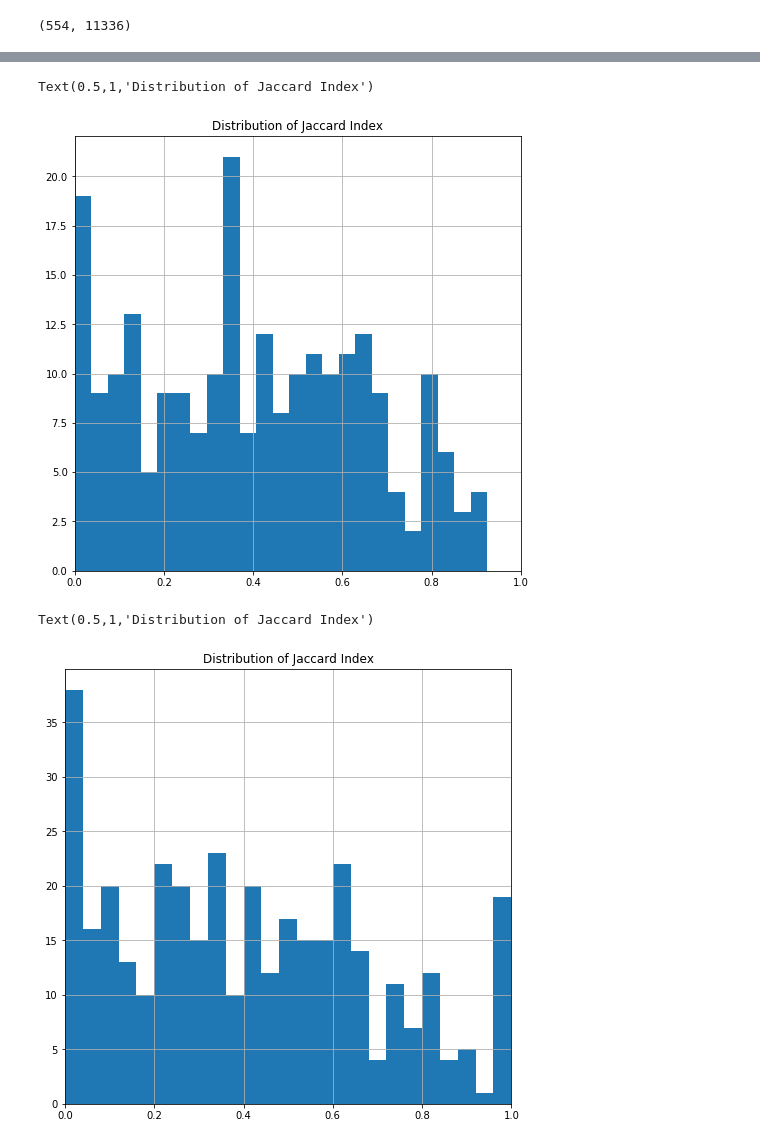
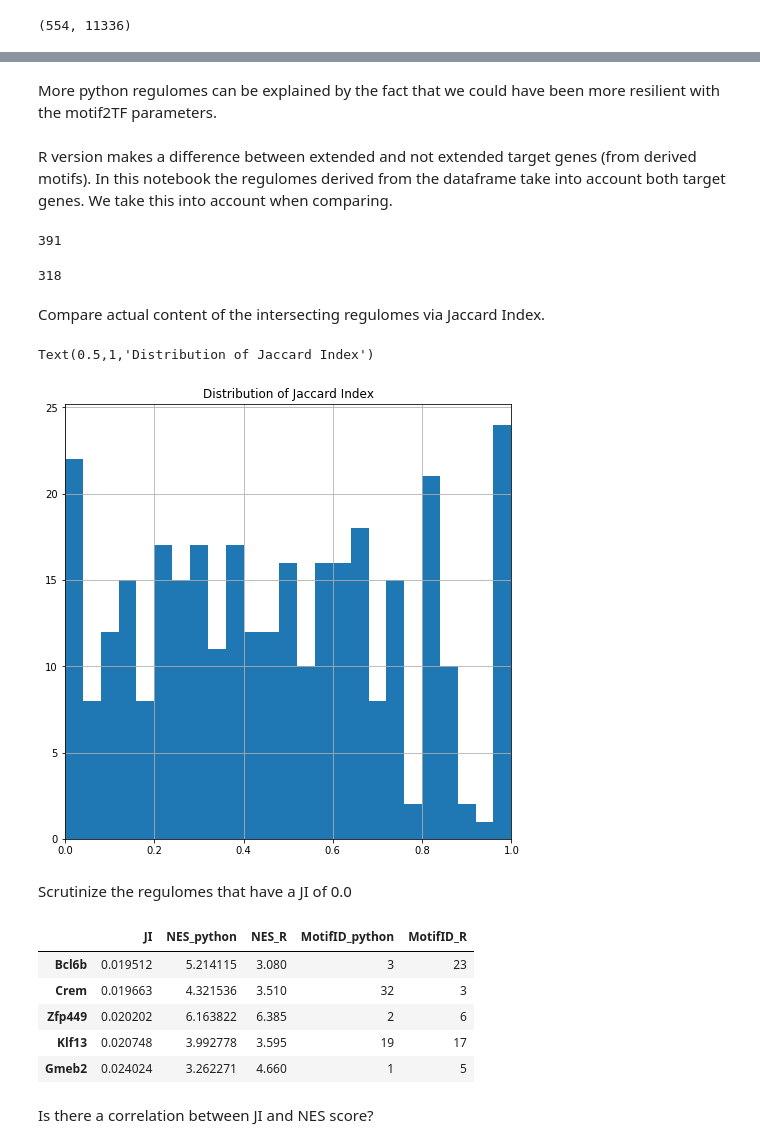
Before and after one commit to aertslab/pySCENIC, a Jupyter notebook: notebooks/pySCENIC - Comparison to R implementation of the pipeline.ipynb, the cells around one changed output, grey strips where cells are left out. Saved outputs shown, nothing was run; the diff lists cells and outputs as text; code cells hidden in the pictures.

```diff
--- a/notebooks/pySCENIC - Comparison to R implementation of the pipeline.ipynb
+++ b/notebooks/pySCENIC - Comparison to R implementation of the pipeline.ipynb
@@ -493,3 +452,3 @@ pydf = pd.read_csv(os.path.join(RESOURCES_FOLDER, "regulomes_zeisel_2015.csv"),
                  index_col=[0,1], header=[0,1], skipinitialspace=True)
 # %%
-pydf[('Enrichment', 'TargetGenes')] = list(map(eval, pydf[('Enrichment', 'TargetGenes')]))
+py_df[('Enrichment', 'TargetGenes')] = list(map(eval, py_df[('Enrichment', 'TargetGenes')]))
@@ -496,5 +457,7 @@ pydf[('Enrichment', 'TargetGenes')] = list(map(eval, pydf[('Enrichment', 'Target
+# %%
+py_df = py_df[py_df[('Enrichment', 'NES')] >= 3.0]
 # %%
-regulomes = df2regulomes(pydf, "MGI")
+regulomes = df2regulomes(py_df, "MGI")
 # %%
 len(regulomes)
 # %% [output]
@@ -508,5 +465,5 @@ regulomes[0:3]
 # %%
-py_name2targets = { r.transcription_factor: set(list(r.genes)) for r in regulomes }
+py_name2targets = {r.transcription_factor: set(r.genes) for r in regulomes}
 # %%
 len(py_name2targets)
 # %% [output]
@@ -559,4 +494,8 @@ venn2(subsets = (len(r_names)-n_intersect, len(py_names)-n_intersect, n_intersec
+# %% [markdown]
+More python regulomes can be explained by the fact that we could have been more resilient with the motif2TF parameters.
 # %%
 r_name2targets = {tf.split('_')[0]:set(row.index[list(map(bool, row.values))].values)
                   for tf, (_, row) in zip(r_incidences.index, r_incidences.iterrows()) if not tf.endswith("_extended")}
+# %% [markdown]
+R version makes a difference between extended and not extended target genes (from derived motifs). In this notebook the regulomes derived from the dataframe take into account both target genes. We take this into account when comparing.
 # %%
@@ -574,25 +512,26 @@ r_name2targets_extended = merge_with(union, r_name2targets, tmp_name2targets)
+# %%
+len(r_name2targets_extended)
+# %% [output]
+391
+# %%
+len(r_name2targets)
+# %% [output]
+318
+# %% [markdown]
+Compare actual content of the intersecting regulomes via Jaccard Index.
 # %%
-names = set(r_name2targets.keys()).intersection(set(py_name2targets))
+names = set(r_name2targets_extended.keys()).intersection(set(py_name2targets))
 n = len(names)
 def jaccard(s1, s2):
     return float(len(s1.intersection(s2)))/len(s1.union(s2))
 fig, ax = plt.subplots(figsize=(8,8))
-pd.DataFrame(data=list(jaccard(r_name2targets[name], py_name2targets[name]) for name in names), index=names).hist(bins=25, ax=ax)
+ji = pd.DataFrame(data={'JI': list(jaccard(r_name2targets_extended[name], py_name2targets[name]) for name in names)},
+                  index=names)
+ji.hist(bins=25, ax=ax)
 plt.xlim([0, 1.0])
 plt.title('Distribution of Jaccard Index')
 # %% [output]
 Text(0.5,1,'Distribution of Jaccard Index')
-[figure, old version]
+[figure, new version]
-# %%
-names = set(r_name2targets_extended.keys()).intersection(set(py_name2targets))
-n = len(names)
-def jaccard(s1, s2):
-    return float(len(s1.intersection(s2)))/len(s1.union(s2))
-fig, ax = plt.subplots(figsize=(8,8))
-ji = pd.DataFrame(data=list(jaccard(r_name2targets_extended[name], py_name2targets[name]) for name in names), index=names)
-ji.hist(bins=25, ax=ax)
-plt.xlim([0, 1.0])
-plt.title('Distribution of Jaccard Index')
-# %% [output]
-Text(0.5,1,'Distribution of Jaccard Index')
-[figure, removed]
+# %% [markdown]
+Scrutinize the regulomes that have a JI of 0.0
@@ -598,0 +558,16 @@ Text(0.5,1,'Distribution of Jaccard Index')
+# %%
+c_ji = ji.merge(c_df[['TF', 'NES_python']].groupby(by='TF').mean(),
+         left_index=True, right_index=True).merge(c_df[['TF', 'NES_R']].groupby(by='TF').mean(),
+         left_index=True, right_index=True).merge(py_df[['TF', 'MotifID']].groupby(by='TF').count(),
+         left_index=True, right_index=True).merge(r_df[['TF', 'MotifID']].groupby(by='TF').count(), suffixes=['_python', '_R'],
+         left_index=True, right_index=True).sort_values(by='JI')
+c_ji.head(5)
+# %% [output]
+|  | JI | NES_python | NES_R | MotifID_python | MotifID_R |
+| Bcl6b | 0.019512 | 5.214115 | 3.080 | 3 | 23 |
+| Crem | 0.019663 | 4.321536 | 3.510 | 32 | 3 |
+| Zfp449 | 0.020202 | 6.163822 | 6.385 | 2 | 6 |
+| Klf13 | 0.020748 | 3.992778 | 3.595 | 19 | 17 |
+| Gmeb2 | 0.024024 | 3.262271 | 4.660 | 1 | 5 |
+# %% [markdown]
+Is there a correlation between JI and NES score?
```
Also changed, not shown: parts of 71 cells of this notebook.
